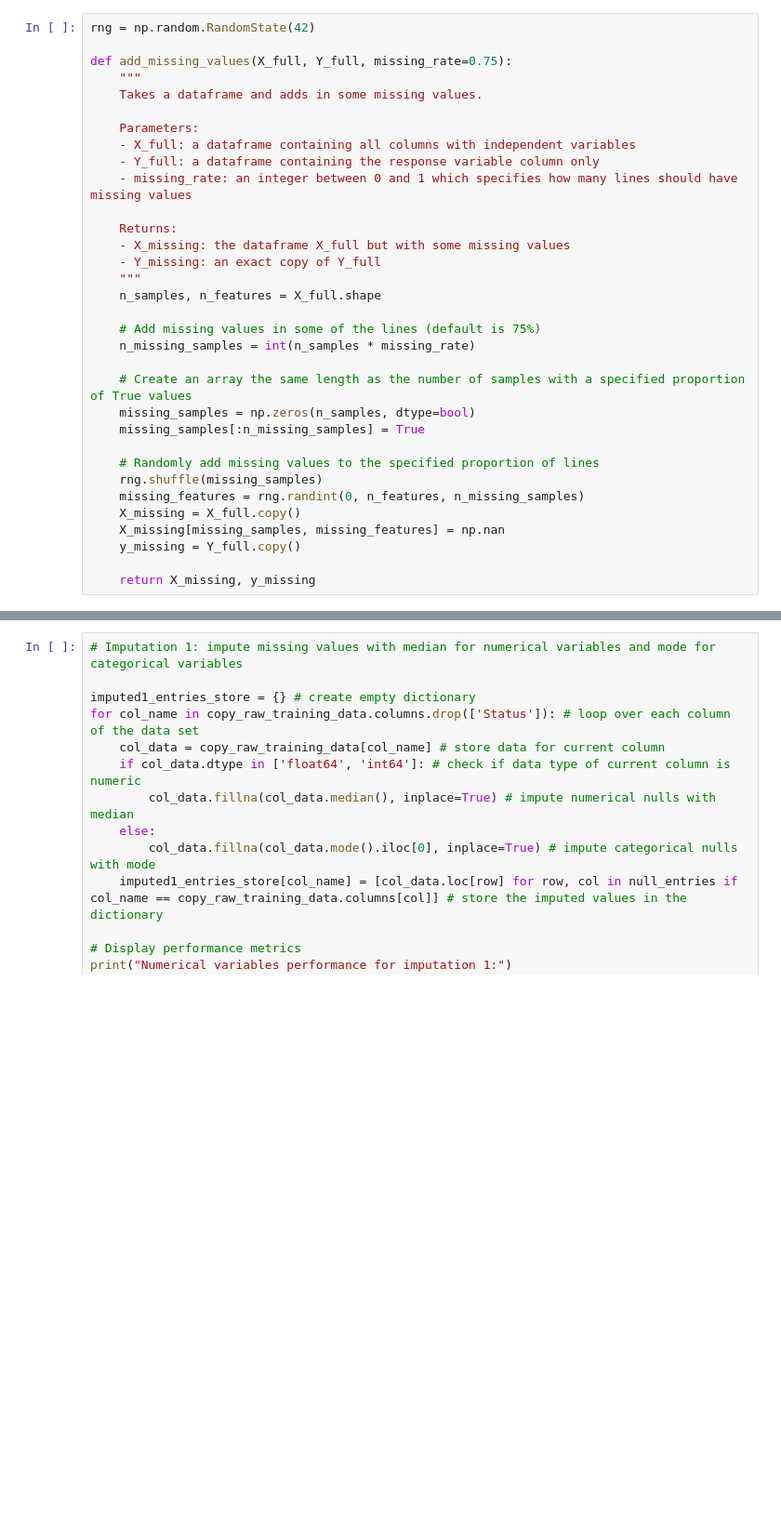
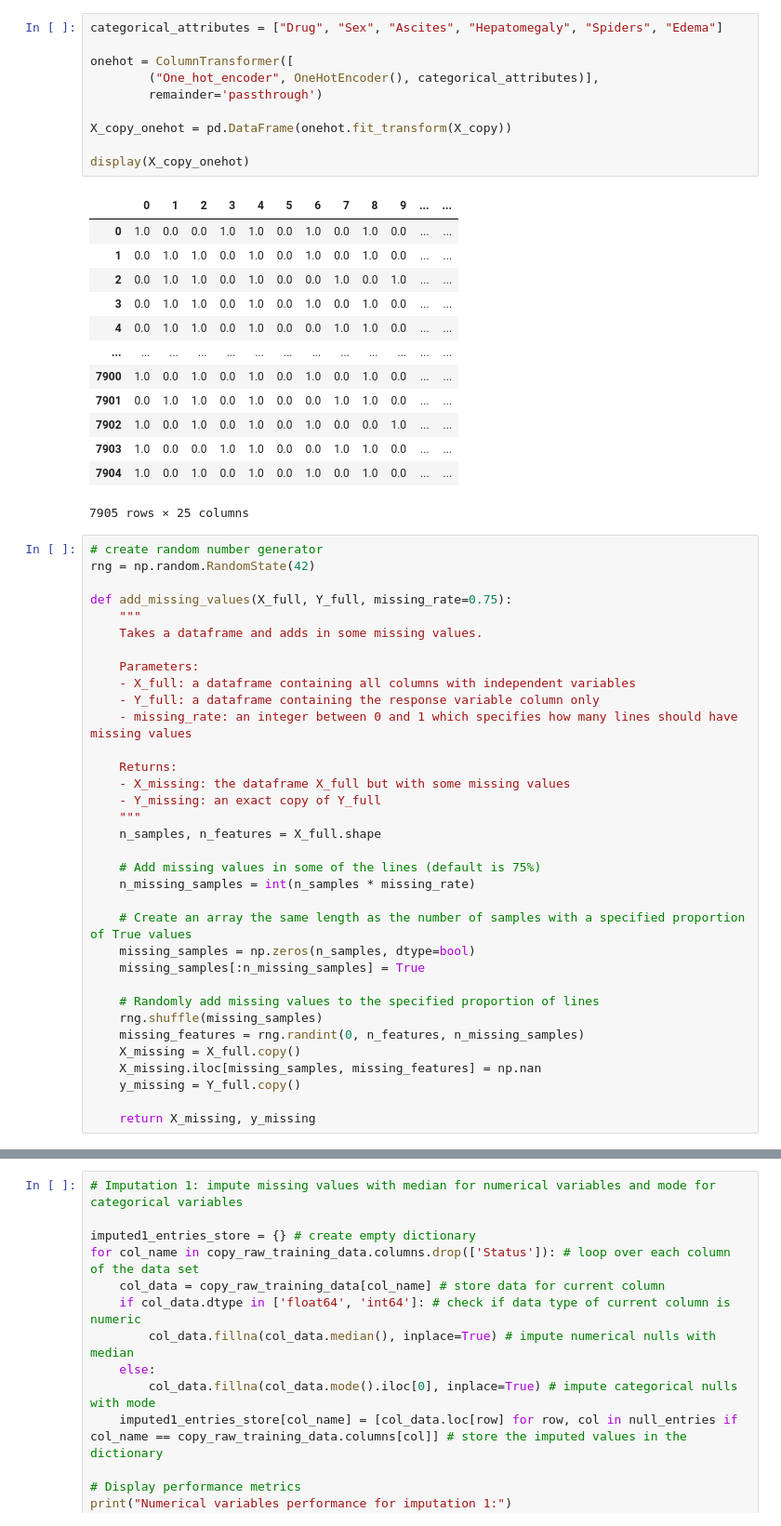
Before and after one commit to leabrodyheine/ML-Kaggle-Cirrhosis-Data, a Jupyter notebook: Imputation Method.ipynb, the cells around one changed output, grey strips where cells are left out. Shown at 93% size. Cells and saved outputs as stored; diff of their text form; blank space fills up the shorter version.

```diff
--- a/Imputation Method.ipynb
+++ b/Imputation Method.ipynb
@@ -33,4 +67,29 @@ Y_copy = copy_raw_training_data["Status"]
+# %%
+categorical_attributes = ["Drug", "Sex", "Ascites", "Hepatomegaly", "Spiders", "Edema"]
+
+onehot = ColumnTransformer([
+        ("One_hot_encoder", OneHotEncoder(), categorical_attributes)],
+        remainder='passthrough')
+
+X_copy_onehot = pd.DataFrame(onehot.fit_transform(X_copy))
+
+display(X_copy_onehot)
+# %% [output]
+|  | 0 | 1 | 2 | 3 | 4 | 5 | 6 | 7 | 8 | 9 | ... | ... |
+| 0 | 1.0 | 0.0 | 0.0 | 1.0 | 1.0 | 0.0 | 1.0 | 0.0 | 1.0 | 0.0 | ... | ... |
+| 1 | 0.0 | 1.0 | 1.0 | 0.0 | 1.0 | 0.0 | 1.0 | 0.0 | 1.0 | 0.0 | ... | ... |
+| 2 | 0.0 | 1.0 | 1.0 | 0.0 | 1.0 | 0.0 | 0.0 | 1.0 | 0.0 | 1.0 | ... | ... |
+| 3 | 0.0 | 1.0 | 1.0 | 0.0 | 1.0 | 0.0 | 1.0 | 0.0 | 1.0 | 0.0 | ... | ... |
+| 4 | 0.0 | 1.0 | 1.0 | 0.0 | 1.0 | 0.0 | 0.0 | 1.0 | 1.0 | 0.0 | ... | ... |
+| ... | ... | ... | ... | ... | ... | ... | ... | ... | ... | ... | ... | ... |
+| 7900 | 1.0 | 0.0 | 1.0 | 0.0 | 1.0 | 0.0 | 1.0 | 0.0 | 1.0 | 0.0 | ... | ... |
+| 7901 | 0.0 | 1.0 | 1.0 | 0.0 | 1.0 | 0.0 | 0.0 | 1.0 | 1.0 | 0.0 | ... | ... |
+| 7902 | 1.0 | 0.0 | 1.0 | 0.0 | 1.0 | 0.0 | 1.0 | 0.0 | 0.0 | 1.0 | ... | ... |
+| 7903 | 1.0 | 0.0 | 0.0 | 1.0 | 1.0 | 0.0 | 0.0 | 1.0 | 1.0 | 0.0 | ... | ... |
+| 7904 | 1.0 | 0.0 | 1.0 | 0.0 | 1.0 | 0.0 | 1.0 | 0.0 | 1.0 | 0.0 | ... | ... |
+7905 rows × 25 columns
 # %%
+# create random number generator
 rng = np.random.RandomState(42)
 
 def add_missing_values(X_full, Y_full, missing_rate=0.75):
@@ -59,7 +118,7 @@ def add_missing_values(X_full, Y_full, missing_rate=0.75):
     rng.shuffle(missing_samples)
     missing_features = rng.randint(0, n_features, n_missing_samples)
     X_missing = X_full.copy()
-    X_missing[missing_samples, missing_features] = np.nan
+    X_missing.iloc[missing_samples, missing_features] = np.nan
     y_missing = Y_full.copy()
 
     return X_missing, y_missing
```
Also changed, not shown: parts of 6 cells of this notebook.
